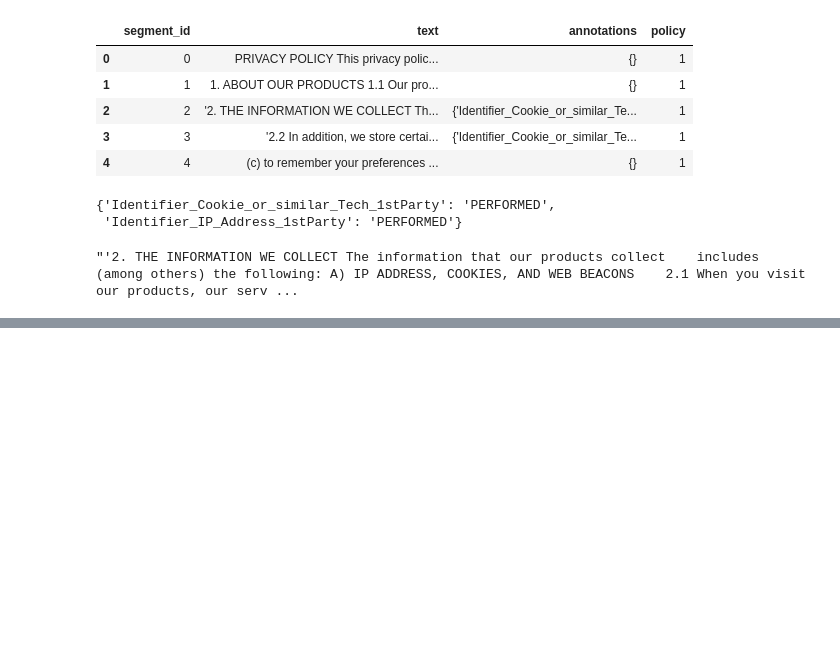
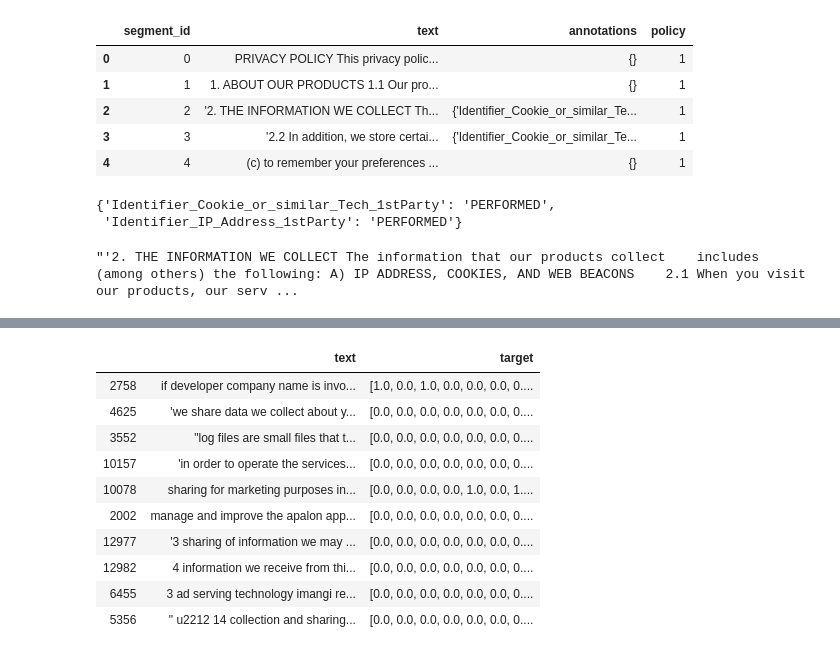
Before and after one commit to kabuhakmeh3/inphormed, a Jupyter notebook: notebooks/Android Policy NLP Prototyping.ipynb, the cells around one changed output, grey strips where cells are left out. Drawn from its saved outputs; the diff is of its cells as text; code cells hidden in the pictures; blank space fills up the shorter version.

```diff
--- a/notebooks/Android Policy NLP Prototyping.ipynb
+++ b/notebooks/Android Policy NLP Prototyping.ipynb
@@ -1337,0 +1367,3 @@ df.iloc[2]['text']
+# %%
+df_example = pd.read_pickle('../pickles/df_nlp_multilabel_target.pckl')
+df_example.head()
@@ -1337,0 +1377,2 @@ df.iloc[2]['text']
+# %%
+df_example['total']=df_example.target.apply(lambda x: x.sum())
@@ -1337,0 +1399,14 @@ df.iloc[2]['text']
+# %%
+df_example[df_example.total>10][['text','target']].sample(10)
+# %% [output]
+|  | text | target |
+| 2758 | if developer company name is invo... | [1.0, 0.0, 1.0, 0.0, 0.0, 0.0, 0.... |
+| 4625 | 'we share data we collect about y... | [0.0, 0.0, 0.0, 0.0, 0.0, 0.0, 0.... |
+| 3552 | "log files are small files that t... | [0.0, 0.0, 0.0, 0.0, 0.0, 0.0, 0.... |
+| 10157 | 'in order to operate the services... | [0.0, 0.0, 0.0, 0.0, 0.0, 0.0, 0.... |
+| 10078 | sharing for marketing purposes in... | [0.0, 0.0, 0.0, 0.0, 1.0, 0.0, 1.... |
+| 2002 | manage and improve the apalon app... | [0.0, 0.0, 0.0, 0.0, 0.0, 0.0, 0.... |
+| 12977 | '3 sharing of information we may ... | [0.0, 0.0, 0.0, 0.0, 0.0, 0.0, 0.... |
+| 12982 | 4 information we receive from thi... | [0.0, 0.0, 0.0, 0.0, 0.0, 0.0, 0.... |
+| 6455 | 3 ad serving technology imangi re... | [0.0, 0.0, 0.0, 0.0, 0.0, 0.0, 0.... |
+| 5356 | " u2212 14 collection and sharing... | [0.0, 0.0, 0.0, 0.0, 0.0, 0.0, 0.... |
```
Also changed, not shown: parts of 6 cells of this notebook, 6 other files.
